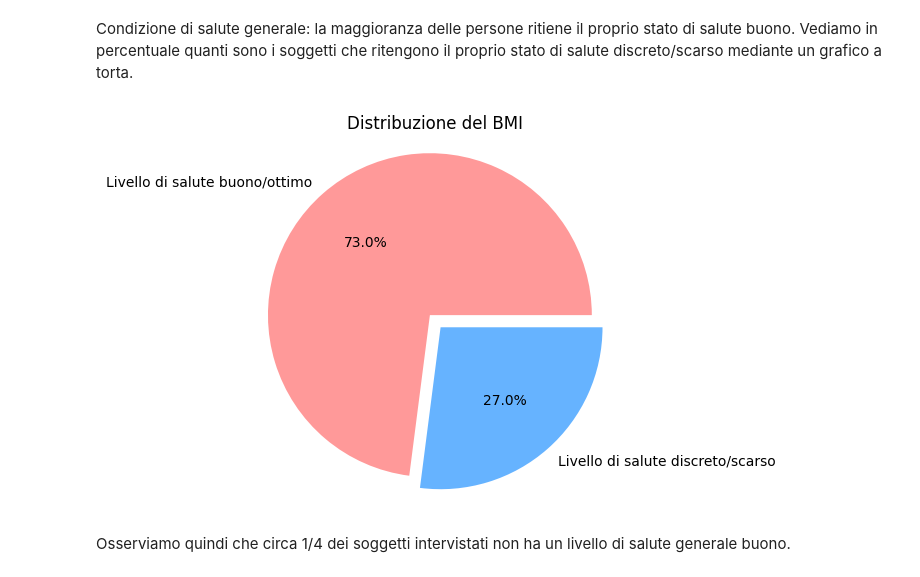
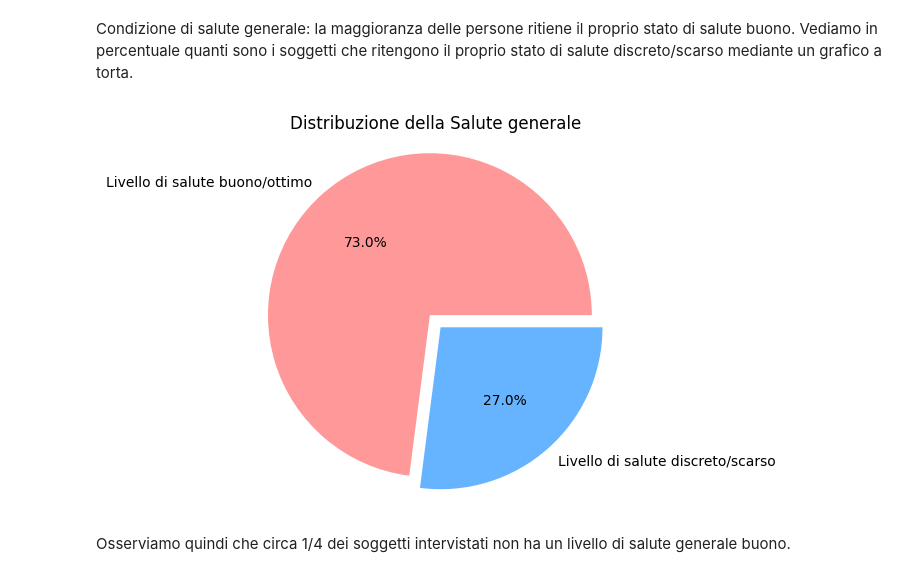
Before and after one commit to Aleversari15/ProgettoDataIntensive2024, a Jupyter notebook: diabetesHealth.ipynb, the cells around one changed output. Drawn from its saved outputs; the diff is of its cells as text; code cells hidden in the pictures.

```diff
--- a/diabetesHealth.ipynb
+++ b/diabetesHealth.ipynb
@@ -226,14 +214,14 @@ Condizione di salute generale: la maggioranza delle persone ritiene il proprio s
 # %%
 buona_salute = dataset[dataset['GenHlth'] < 4].shape[0]
 scarsa_salute = dataset[dataset['GenHlth'] >= 4].shape[0]
 
 plt.pie([buona_salute, scarsa_salute ],explode = (0.1, 0), labels = ['Livello di salute buono/ottimo', 'Livello di salute discreto/scarso'], colors = ['#ff9999','#66b3ff'], autopct='%1.1f%%')
 plt.axis('equal')  # Assicura che il grafico sia disegnato come un cerchio
 
-plt.title('Distribuzione del BMI')
+plt.title('Distribuzione della Salute generale')
 plt.show()
 # %% [output]
-[figure, old version]
+[figure, new version]
 # %% [markdown]
 Osserviamo quindi che circa 1/4 dei soggetti intervistati non ha un livello di salute generale buono.
 # %% [markdown]
```
Also changed, not shown: parts of 31 cells of this notebook.
